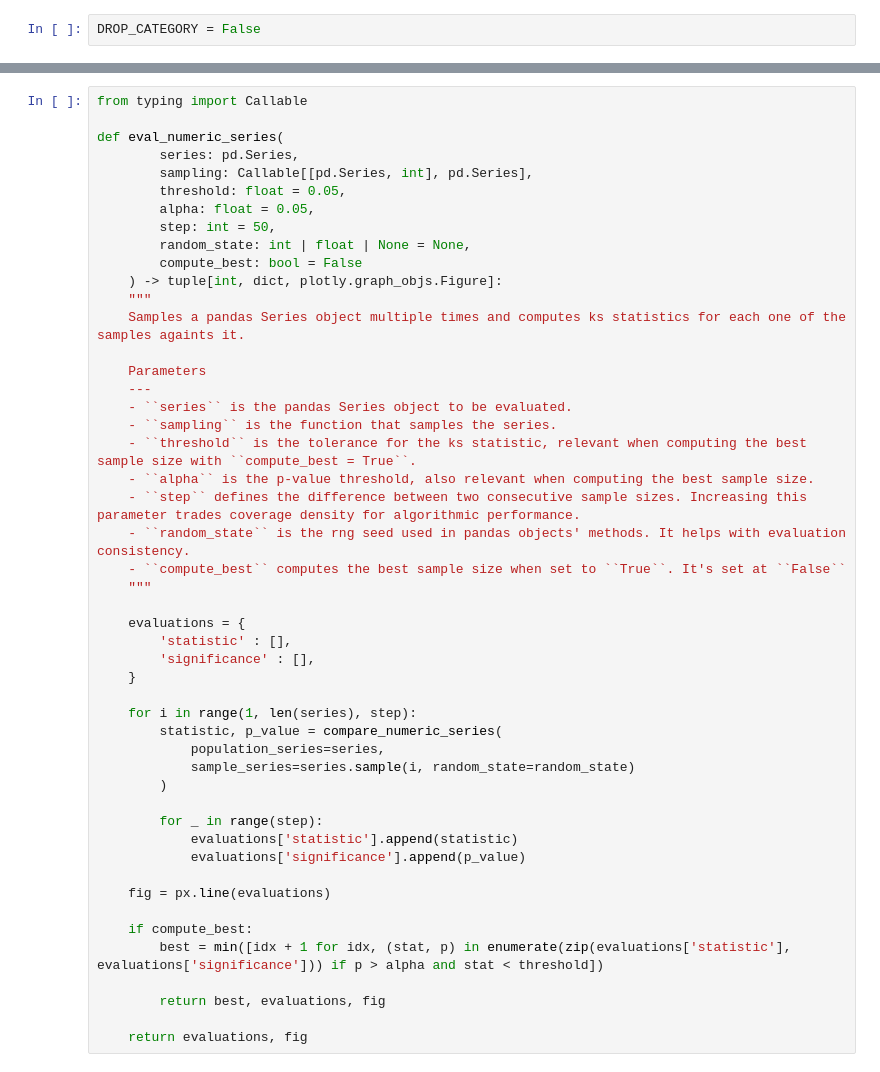
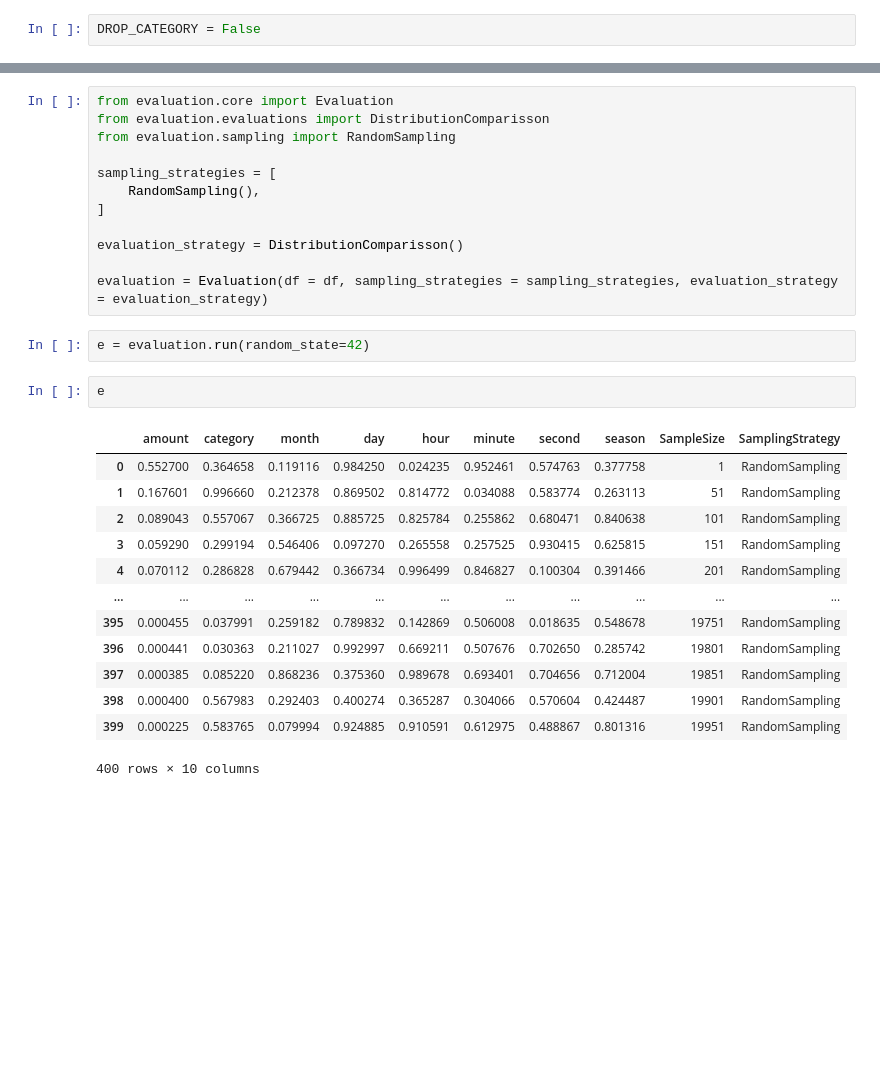
Before and after one commit to cuicuidev/coinscrap_reto, a Jupyter notebook: eda.ipynb, the cells around one changed output, grey strips where cells are left out. Saved outputs shown, nothing was run; the diff lists cells and outputs as text; blank space fills up the shorter version.

```diff
--- a/eda.ipynb
+++ b/eda.ipynb
@@ -88,49 +66,30 @@ def compare_numeric_series(
-# %%
-from typing import Callable
-
-def eval_numeric_series(
-        series: pd.Series,
-        sampling: Callable[[pd.Series, int], pd.Series],
-        threshold: float = 0.05,
-        alpha: float = 0.05,
-        step: int = 50,
-        random_state: int | float | None = None,
-        compute_best: bool = False
-    ) -> tuple[int, dict, plotly.graph_objs.Figure]:
-    """
-    Samples a pandas Series object multiple times and computes ks statistics for each one of the samples againts it.
-
-    Parameters
-    ---
-    - ``series`` is the pandas Series object to be evaluated.
-    - ``sampling`` is the function that samples the series.
-    - ``threshold`` is the tolerance for the ks statistic, relevant when computing the best sample size with ``compute_best = True``.
-    - ``alpha`` is the p-value threshold, also relevant when computing the best sample size.
-    - ``step`` defines the difference between two consecutive sample sizes. Increasing this parameter trades coverage density for algorithmic performance.
-    - ``random_state`` is the rng seed used in pandas objects' methods. It helps with evaluation consistency.
-    - ``compute_best`` computes the best sample size when set to ``True``. It's set at ``False``
-    """
-
-    evaluations = {
-        'statistic' : [],
-        'significance' : [],
-    }
-
-    for i in range(1, len(series), step):
-        statistic, p_value = compare_numeric_series(
-            population_series=series,
-            sample_series=series.sample(i, random_state=random_state)
-        )
-
-        for _ in range(step):
-            evaluations['statistic'].append(statistic)
-            evaluations['significance'].append(p_value)
-
-    fig = px.line(evaluations)
-
-    if compute_best:
-        best = min([idx + 1 for idx, (stat, p) in enumerate(zip(evaluations['statistic'], evaluations['significance'])) if p > alpha and stat < threshold])
-
-        return best, evaluations, fig
-
-    return evaluations, fig
+# %%
+from evaluation.core import Evaluation
+from evaluation.evaluations import DistributionComparisson
+from evaluation.sampling import RandomSampling
+
+sampling_strategies = [
+    RandomSampling(),
+]
+
+evaluation_strategy = DistributionComparisson()
+
+evaluation = Evaluation(df = df, sampling_strategies = sampling_strategies, evaluation_strategy = evaluation_strategy)
+# %%
+e = evaluation.run(random_state=42)
+# %%
+e
+# %% [output]
+|  | amount | category | month | day | hour | minute | second | season | SampleSize | SamplingStrategy |
+| 0 | 0.552700 | 0.364658 | 0.119116 | 0.984250 | 0.024235 | 0.952461 | 0.574763 | 0.377758 | 1 | RandomSampling |
+| 1 | 0.167601 | 0.996660 | 0.212378 | 0.869502 | 0.814772 | 0.034088 | 0.583774 | 0.263113 | 51 | RandomSampling |
+| 2 | 0.089043 | 0.557067 | 0.366725 | 0.885725 | 0.825784 | 0.255862 | 0.680471 | 0.840638 | 101 | RandomSampling |
+| 3 | 0.059290 | 0.299194 | 0.546406 | 0.097270 | 0.265558 | 0.257525 | 0.930415 | 0.625815 | 151 | RandomSampling |
+| 4 | 0.070112 | 0.286828 | 0.679442 | 0.366734 | 0.996499 | 0.846827 | 0.100304 | 0.391466 | 201 | RandomSampling |
+| ... | ... | ... | ... | ... | ... | ... | ... | ... | ... | ... |
+| 395 | 0.000455 | 0.037991 | 0.259182 | 0.789832 | 0.142869 | 0.506008 | 0.018635 | 0.548678 | 19751 | RandomSampling |
+| 396 | 0.000441 | 0.030363 | 0.211027 | 0.992997 | 0.669211 | 0.507676 | 0.702650 | 0.285742 | 19801 | RandomSampling |
+| 397 | 0.000385 | 0.085220 | 0.868236 | 0.375360 | 0.989678 | 0.693401 | 0.704656 | 0.712004 | 19851 | RandomSampling |
+| 398 | 0.000400 | 0.567983 | 0.292403 | 0.400274 | 0.365287 | 0.304066 | 0.570604 | 0.424487 | 19901 | RandomSampling |
+| 399 | 0.000225 | 0.583765 | 0.079994 | 0.924885 | 0.910591 | 0.612975 | 0.488867 | 0.801316 | 19951 | RandomSampling |
+400 rows × 10 columns
```
Also changed, not shown: parts of 3 cells of this notebook, 6 other files.
